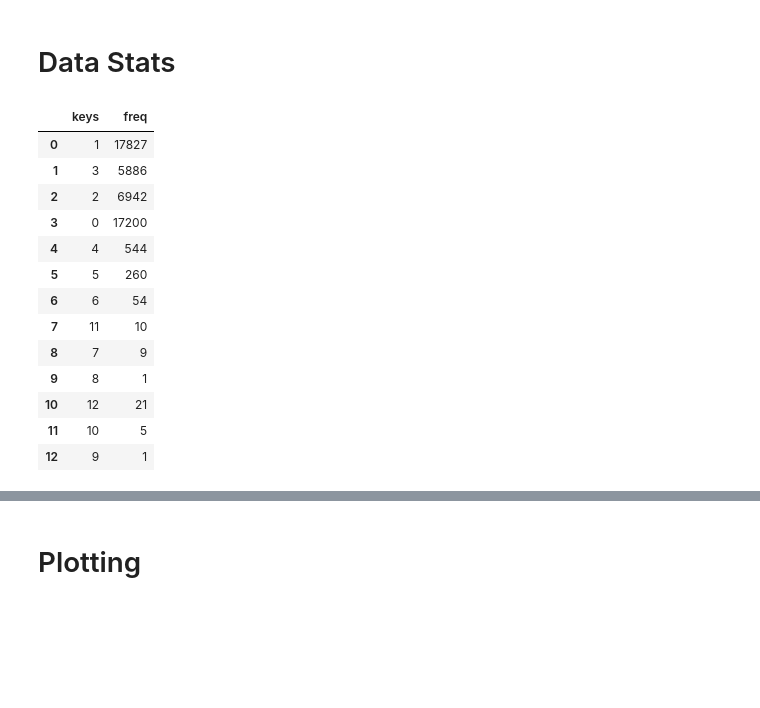
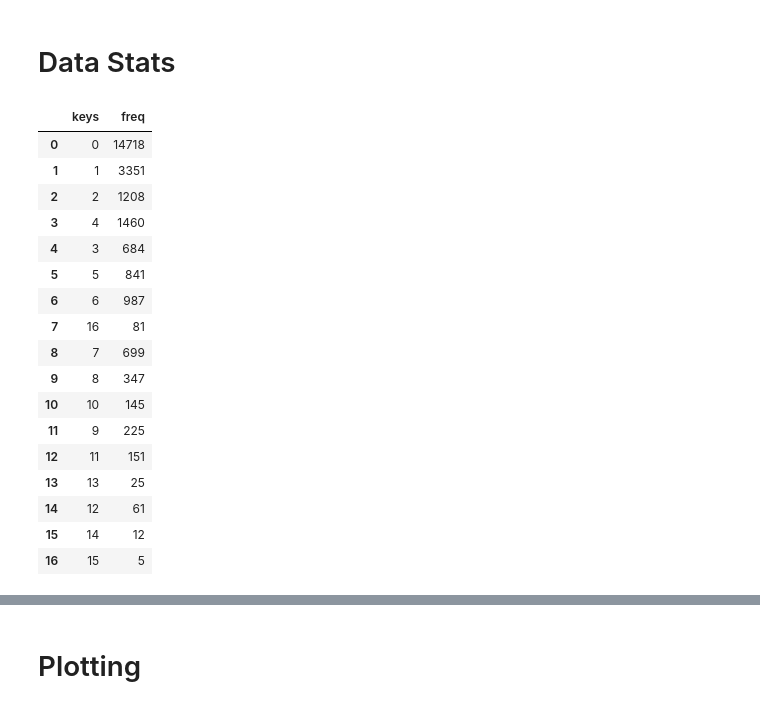
Before and after one commit to davemeijdam/map-generalization-thesis-2021, a Jupyter notebook: notebooks/Main.ipynb, the cells around one changed output, grey strips where cells are left out. Saved outputs shown, nothing was run; the diff lists cells and outputs as text; code cells hidden in the pictures; blank space fills up the shorter version.

```diff
--- a/notebooks/Main.ipynb
+++ b/notebooks/Main.ipynb
@@ -424,0 +425,3 @@ len(simplify_coords(length_list[58][0], 0.5))
+# %%
+Polygons = list(geometry_df['geometry'][geometry_df['type'] == 'Polygon'])
+len(Polygons)
@@ -444,7 +449,7 @@ for element in length_list:
     results_dict = {}
     poly1 = geometry.Polygon(element[0])
     results = []
-    grid = CreateGrid(element[0], dx, dy)
+    #grid = CreateGrid(element[0], dx, dy)
 
     for possibility in simplify_possibilities:
 
@@ -466,26 +471,41 @@ for element in length_list:
 
         if len(simplified_coordinates) >= 3:
             poly2 = geometry.Polygon(simplified_coordinates)
-            length_deficit = (poly2.length - poly1.length) / poly1.length
+            #length_deficit = (poly2.length - poly1.length) / poly1.length
 
             # If the length deficit of the polygon is smaller(greater) than the provided MAX_LENGTH_DEFICIT,
             # the score gets saved
             #if length_deficit > MAX_LENGTH_DEFICIT:
 
-            if length_deficit == 0:
+            #if length_deficit == 0:
+            #    score = ScoreFormula(len(element[0]), len(simplified_coordinates), process_time)
+            #    results.append(score)
+            #    continue
+
+            #try:
+            #    if CheckSameIntersections(element[0], simplified_coordinates, grid, ROUNDING) > MIN_INTERSECTIONS_PERC:
+            #        score = ScoreFormula(len(element[0]), len(simplified_coordinates), process_time)
+            #        results.append(score)
+            #except Exception:
+            #    continue
+
+            if np.isnan(check_pixel_similarity(element[0], simplified_coordinates, 17)) == True:
+                results.append('Remove')
+                break
+
+
+            if check_pixel_similarity(element[0], simplified_coordinates, 17) == 1:
                 score = ScoreFormula(len(element[0]), len(simplified_coordinates), process_time)
                 results.append(score)
-                continue
 
-            try:
-                if CheckSameIntersections(element[0], simplified_coordinates, grid, ROUNDING) > MIN_INTERSECTIONS_PERC:
-                    score = ScoreFormula(len(element[0]), len(simplified_coordinates), process_time)
-                    results.append(score)
-            except Exception:
-                continue
 
     results_dict['polygon'] = Add_Zero_Padding(Add_One_Hot(Normalize_Geometry(element[0], scale_factor)), len(length_list[0][0]))
-    results_dict['algorithm'] = results.index(max(results))
+    if results[0] == 'Remove':
+        results_dict['algorithm'] = len(simplify_possibilities)
+
+    else:
+        results_dict['algorithm'] = results.index(max(results))
+
     results_list.append(results_dict)
 
 X = []
@@ -532,23 +546,27 @@ print(time_end - time_start)
 # %% [markdown]
 # Data Stats
 # %%
-pd.DataFrame({'keys':Counter(y).keys(),
-              'freq':Counter(y).values()})
+pd.DataFrame({'keys':list(Counter(y).keys()),
+              'freq':list(Counter(y).values())})
 # %% [output]
 |  | keys | freq |
-| 0 | 1 | 17827 |
-| 1 | 3 | 5886 |
-| 2 | 2 | 6942 |
-| 3 | 0 | 17200 |
-| 4 | 4 | 544 |
-| 5 | 5 | 260 |
-| 6 | 6 | 54 |
-| 7 | 11 | 10 |
-| 8 | 7 | 9 |
-| 9 | 8 | 1 |
-| 10 | 12 | 21 |
-| 11 | 10 | 5 |
-| 12 | 9 | 1 |
+| 0 | 0 | 14718 |
+| 1 | 1 | 3351 |
+| 2 | 2 | 1208 |
+| 3 | 4 | 1460 |
+| 4 | 3 | 684 |
+| 5 | 5 | 841 |
+| 6 | 6 | 987 |
+| 7 | 16 | 81 |
+| 8 | 7 | 699 |
+| 9 | 8 | 347 |
+| 10 | 10 | 145 |
+| 11 | 9 | 225 |
+| 12 | 11 | 151 |
+| 13 | 13 | 25 |
+| 14 | 12 | 61 |
+| 15 | 14 | 12 |
+| 16 | 15 | 5 |
 # %%
 print(X[0])
 # %% [output]
```
Also changed, not shown: parts of 25 cells of this notebook.
